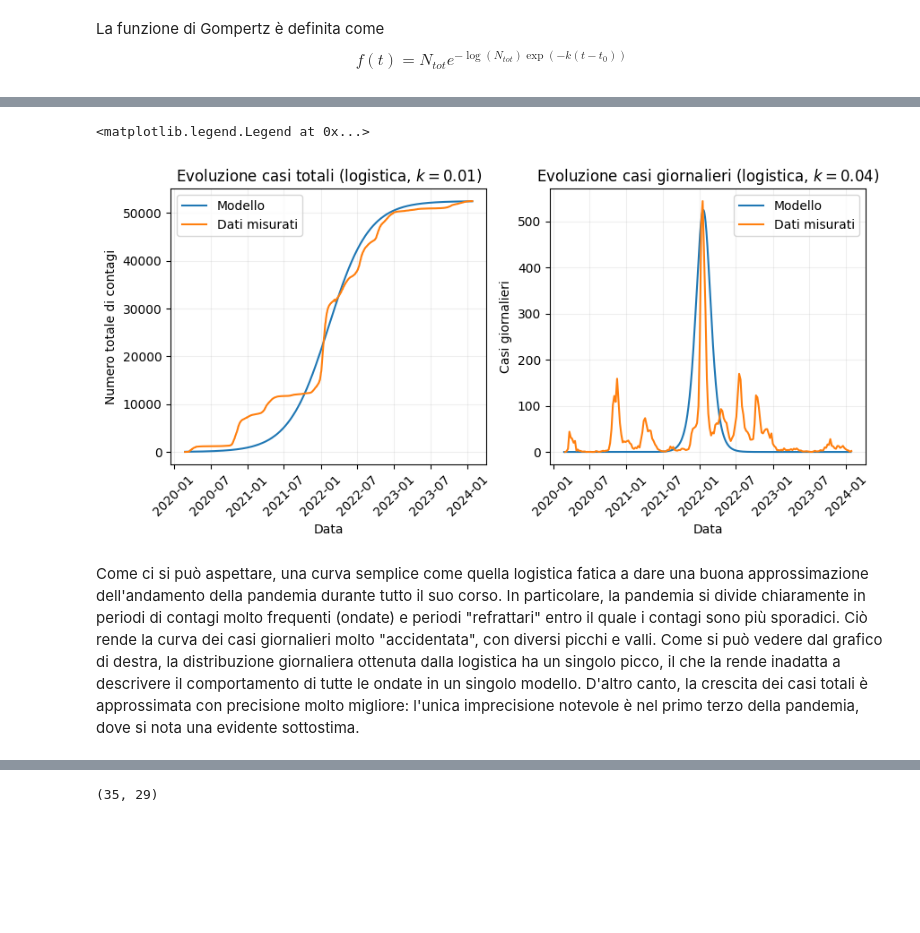
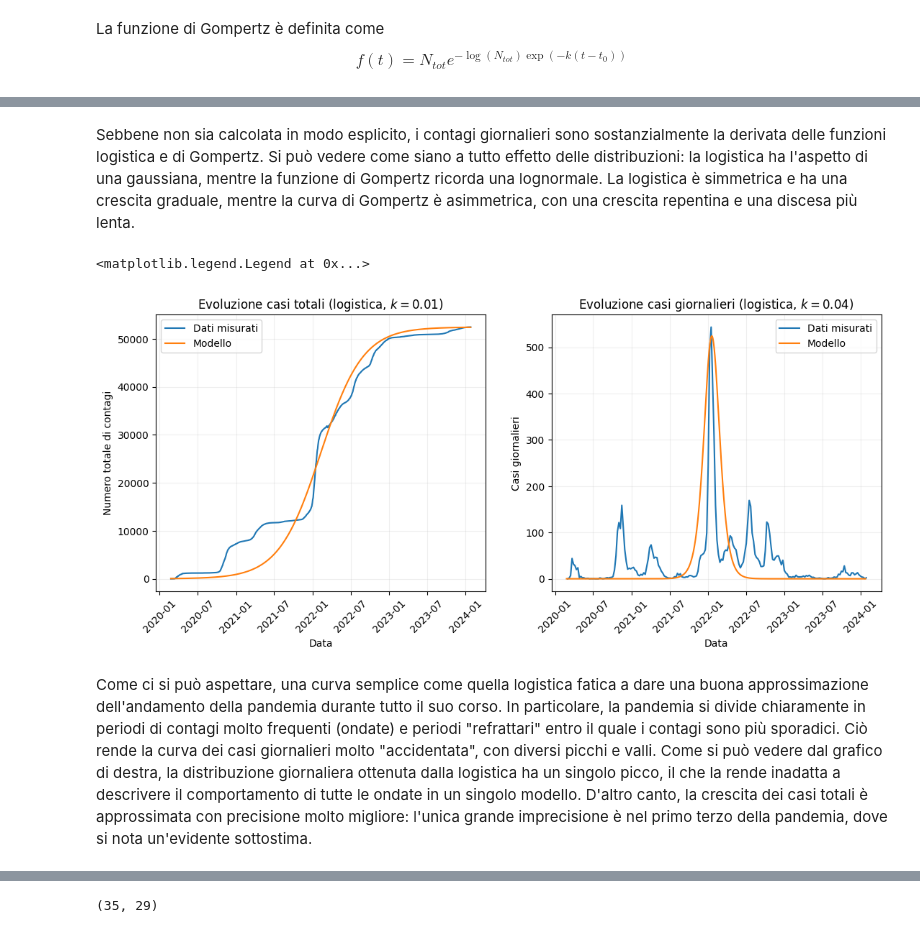
Before and after one commit to D4wnstar/analisi-covid-trmd, a Jupyter notebook: src/analisi.ipynb, the cells around one changed output, grey strips where cells are left out. Drawn from its saved outputs; the diff is of its cells as text; code cells hidden in the pictures; blank space fills up the shorter version.

```diff
--- a/src/analisi.ipynb
+++ b/src/analisi.ipynb
@@ -89,20 +91,17 @@ def date_diff_to_int(t: Timestamp | DatetimeIndex, t_0: Timestamp):
 La funzione logistica è definita come
 $$f(t) = \frac{N_{tot}}{1 + e^{-k(t-t_{0})}}$$
 # %%
-def logistic(t: float | Timestamp | DatetimeIndex, t_0: float | str | Timestamp, k: float, N_tot: float):
+def logistic(t: float | Timestamp | DatetimeIndex, t_0: float | Timestamp, k: float, N_tot: float):
     """
     Calcola la funzione logisitica al tempo `t`
     Argomenti:
-    t (int | Timestamp | DatetimeIndex): il tempo a cui calcolare la funzione. Può anche essere un
+    t (float | Timestamp | DatetimeIndex): il tempo a cui calcolare la funzione. Può anche essere un
     Timestamp scalare o un DatetimeIndex di pandas. Nel caso di un DatetimeIndex, calcola la funzione per
     ogni valore dell'indice
-    t_0 (int | str | Timestamp): il tempo d'inizio dell'evento. Se è la stringa "mid" e `t` è un array,
-    si imposta automaticamente come il valore a metà dell'array (arrotondato per difetto)
+    t_0 (float | Timestamp): il tempo d'inizio dell'evento
     k (float): il tasso di propagazione
-    N_tot (int): il numero totale di casi a fine evento
+    N_tot (float): il numero totale di casi a fine evento
     """
-    if t_0 == "mid" and hasattr(t, "__len__"):
-        t_0 = t[len(t) // 2]
     if isinstance(t, (Timestamp, DatetimeIndex)) and isinstance(t_0, Timestamp):
         diff = date_diff_to_int(t, t_0)
     else:
@@ -129,15 +128,18 @@ def gompertz(t: float, t_0: float, k: float, N_tot: float):
         diff = t - t_0
     return N_tot * np.exp(-np.log(N_tot) * np.exp(-k * diff))
 # %%
-def contagi_giornalieri(func: Callable, day: int | Timestamp | DatetimeIndex, **kwargs):
+# Definiamo la funzione per trovare i contagi giornalieri come una funzione generica che calcola la differenza
+# per qualunque funzione gli si è data come argomento. Ciò permette di riutilizzarla sia per la logistica che la
+# funzione di Gompertz
+def contagi_giornalieri(func: Callable, day: float | Timestamp | DatetimeIndex, **kwargs):
     """
     Conta i contagi giornalieri predetti dalla funzione `func` tra il giorno `day` e quello successivo
     Argomenti:
     func (Callable): La funzione da campionare
-    day (int | DatetimeIndex | Timestamp): Il giorno da considerare, come numero di giorni dall'inizio della pandemia
+    day (float | DatetimeIndex | Timestamp): Il giorno da considerare, come numero di giorni dall'inizio della pandemia
     kwargs: Gli argomenti aggiuntivi da passare alla funzione `func`
     """
-    next_day = day + pd.Timedelta(days=+1) if isinstance(day, (DatetimeIndex, Timestamp)) else day + 1
+    next_day = day + Timedelta(days=+1) if isinstance(day, (DatetimeIndex, Timestamp)) else day + 1
     return abs(func(next_day, **kwargs) - func(day, **kwargs))
 # %%
 x = np.linspace(-15, 15, 1000)
@@ -174,41 +189,43 @@ plt.grid(alpha=0.2)
+# %% [markdown]
+Sebbene non sia calcolata in modo esplicito, i contagi giornalieri sono sostanzialmente la derivata delle funzioni logistica e di Gompertz. Si può vedere come siano a tutto effetto delle distribuzioni: la logistica ha l'aspetto di una gaussiana, mentre la funzione di Gompertz ricorda una lognormale. La logistica è simmetrica e ha una crescita graduale, mentre la curva di Gompertz è asimmetrica, con una crescita repentina e una discesa più lenta.
 # %%
 # Un primo tentativo completamente manuale al fittare la logistica ai dati misurati
 d1 = data_aosta_daily.index
-midpoint = d1[len(d1) // 2]
-max_contagions = data_aosta_daily["totale_casi"].max()
+midpoint = d1[len(d1) // 2] # Prendiamo t_0 come la data a metà della pandemia
+max_contagions = data_aosta_daily["totale_casi"].max() # N_tot invece è qualunque valore sia l'ultimo misurato nei casi totali
 
-fig, axes = plt.subplots(1, 2, figsize=(10, 4))
-axes[0].plot(d1, logistic(d1, "mid", 0.01, max_contagions), label="Modello")
+fig, axes = plt.subplots(1, 2, figsize=(13, 5))
 axes[0].plot(data_aosta_daily["totale_casi"], label="Dati misurati")
+axes[0].plot(d1, logistic(d1, midpoint, 0.01, max_contagions), label="Modello")
 axes[0].set_title("Evoluzione casi totali (logistica, $k=0.01$)")
 axes[0].set_xlabel("Data")
 axes[0].tick_params("x", rotation=45)
 axes[0].set_ylabel("Numero totale di contagi")
 axes[0].grid(alpha=0.2)
 axes[0].legend()
 
+axes[1].plot(data_aosta_weekly["nuovi_positivi"].mean(), label="Dati misurati")
 axes[1].plot(
     d1,
     contagi_giornalieri(
         logistic,
         d1,
-        t_0=midpoint + pd.Timedelta(days=-20),
+        t_0=midpoint + Timedelta(days=-20),
         k=0.04,
         N_tot=max_contagions,
     ),
     label="Modello",
 )
-axes[1].plot(data_aosta_weekly["nuovi_positivi"].mean(), label="Dati misurati")
 axes[1].set_title("Evoluzione casi giornalieri (logistica, $k=0.04$)")
 axes[1].set_xlabel("Data")
 axes[1].tick_params("x", rotation=45)
 axes[1].set_ylabel("Casi giornalieri")
 axes[1].grid(alpha=0.2)
 axes[1].legend()
 # %% [output]
 <matplotlib.legend.Legend at 0x...>
-[figure, old version]
+[figure, new version]
 # %% [markdown]
-Come ci si può aspettare, una curva semplice come quella logistica fatica a dare una buona approssimazione dell'andamento della pandemia durante tutto il suo corso. In particolare, la pandemia si divide chiaramente in periodi di contagi molto frequenti (ondate) e periodi "refrattari" entro il quale i contagi sono più sporadici. Ciò rende la curva dei casi giornalieri molto "accidentata", con diversi picchi e valli. Come si può vedere dal grafico di destra, la distribuzione giornaliera ottenuta dalla logistica ha un singolo picco, il che la rende inadatta a descrivere il comportamento di tutte le ondate in un singolo modello. D'altro canto, la crescita dei casi totali è approssimata con precisione molto migliore: l'unica imprecisione notevole è nel primo terzo della pandemia, dove si nota una evidente sottostima.
+Come ci si può aspettare, una curva semplice come quella logistica fatica a dare una buona approssimazione dell'andamento della pandemia durante tutto il suo corso. In particolare, la pandemia si divide chiaramente in periodi di contagi molto frequenti (ondate) e periodi "refrattari" entro il quale i contagi sono più sporadici. Ciò rende la curva dei casi giornalieri molto "accidentata", con diversi picchi e valli. Come si può vedere dal grafico di destra, la distribuzione giornaliera ottenuta dalla logistica ha un singolo picco, il che la rende inadatta a descrivere il comportamento di tutte le ondate in un singolo modello. D'altro canto, la crescita dei casi totali è approssimata con precisione molto migliore: l'unica grande imprecisione è nel primo terzo della pandemia, dove si nota un'evidente sottostima.
 # %%
 # Un primo tentativo completamente manuale al fittare la funzione di Gompertz ai dati misurati
```
Also changed, not shown: parts of 43 cells of this notebook.
